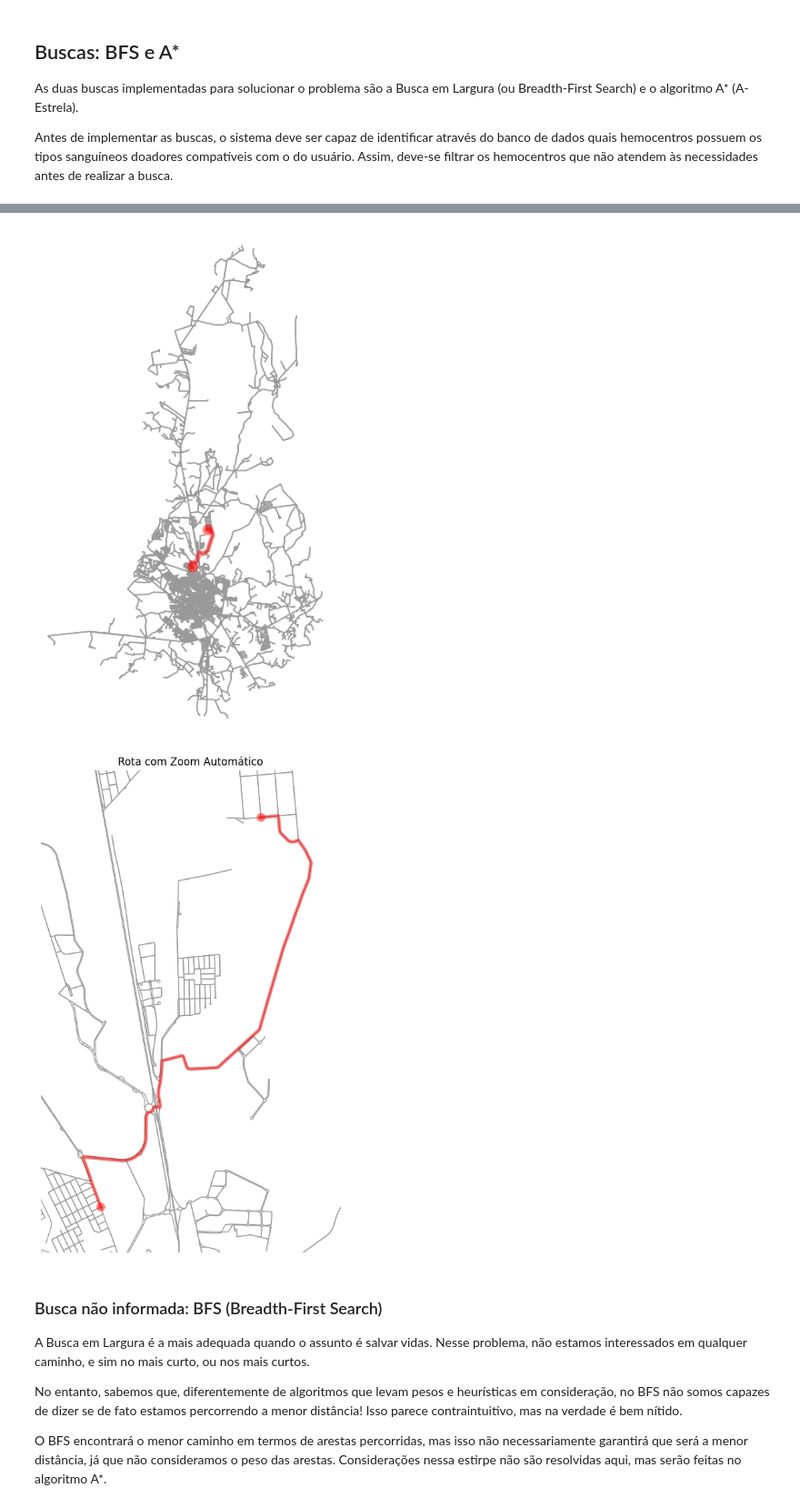
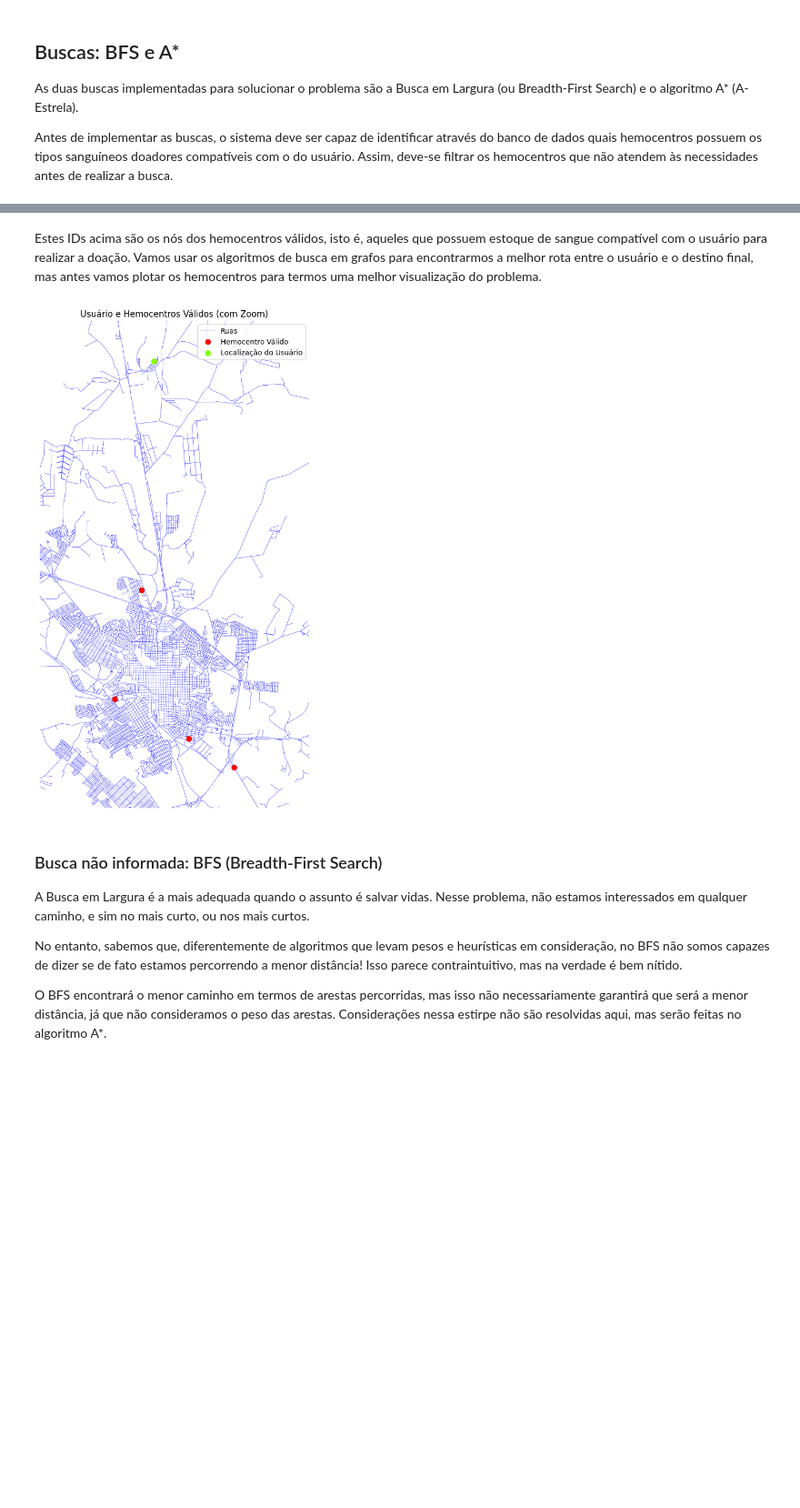
Before and after one commit to marcogarcia2/blood_donation, a Jupyter notebook: project.ipynb, the cells around one changed output, grey strips where cells are left out. Shown at 91% size. Saved outputs shown, nothing was run; the diff lists cells and outputs as text; code cells hidden in the pictures; blank space fills up the shorter version.

Commit message:
Adicionando um plot dos HC validos com zoom

```diff
--- a/project.ipynb
+++ b/project.ipynb
@@ -140,11 +141,60 @@ print(hcs_validos)
-# %%
-# Teste da função já implementada, não usar
-rota = G.calcular_rota(user[0], hcs_validos[0])
-G.plotar_rota(rota)
-G.plotar_rota_com_zoom(rota)
-# %% [output]
-[figure, removed]
-[figure, removed]
+# %% [markdown]
+Estes IDs acima são os nós dos hemocentros válidos, isto é, aqueles que possuem estoque de sangue compatível com o usuário para realizar a doação. Vamos usar os algoritmos de busca em grafos para encontrarmos a melhor rota entre o usuário e o destino final, mas antes vamos plotar os hemocentros para termos uma melhor visualização do problema.
+# %%
+# Juntando os pontos que queremos enquadrar
+gdf_hcs_validos = G.get_gdf_nodes(hcs_validos)
+gdf_zoom = pd.concat([gdf_user, gdf_hcs_validos])
+
+# Parâmetros de margem e tamanho mínimo
+margin_percent = 0.1      # 10% de margem
+min_width = 0.1         # graus decimais (~500 metros)
+min_height = 0.1        # idem
+
+# Calculando limites brutos
+x_min, x_max = gdf_zoom.geometry.x.min(), gdf_zoom.geometry.x.max()
+y_min, y_max = gdf_zoom.geometry.y.min(), gdf_zoom.geometry.y.max()
+
+# Dimensões reais
+real_width = x_max - x_min
+real_height = y_max - y_min
+
+# Margem absoluta
+x_margin = real_width * margin_percent
+y_margin = real_height * margin_percent
+
+# Tamanhos finais respeitando mínimo
+final_width = max(real_width, min_width)
+final_height = max(real_height, min_height)
+
+# Centro da área
+x_center = (x_min + x_max) / 2
+y_center = (y_min + y_max) / 2
+
+# Limites ajustados com margem
+x_min_plot = x_center - final_width / 2 - x_margin
+x_max_plot = x_center + final_width / 2 + x_margin
+y_min_plot = y_center - final_height / 2 - y_margin
+y_max_plot = y_center + final_height / 2 + y_margin
+
+# Plotando o mapa
+fig, ax = plt.subplots(figsize=(10, 10))
+edges.plot(ax=ax, linewidth=0.2, edgecolor="blue", label='Ruas')
+gdf_hcs_validos.plot(ax=ax, color="red", markersize=50, zorder=3, label='Hemocentro Válido')
+gdf_user.plot(ax=ax, color="chartreuse", markersize=50, zorder=3, label='Localização do Usuário')
+
+# Aplicando limites
+ax.set_xlim(x_min_plot, x_max_plot)
+ax.set_ylim(y_min_plot, y_max_plot)
+
+# Estética final
+ax.set_axis_off()
+plt.legend()
+plt.title("Usuário e Hemocentros Válidos (com Zoom)")
+plt.tight_layout()
+plt.savefig("images/hcs_validos_zoom.png", dpi=300)
+plt.show()
+# %% [output]
+[figure, added]
 # %% [markdown]
 ### Busca não informada: BFS (Breadth-First Search)
 A Busca em Largura é a mais adequada quando o assunto é salvar vidas. Nesse problema, não estamos interessados em qualquer caminho, e sim no mais curto, ou nos mais curtos.
```
Also changed, not shown: parts of 13 cells of this notebook, 4 other files.
